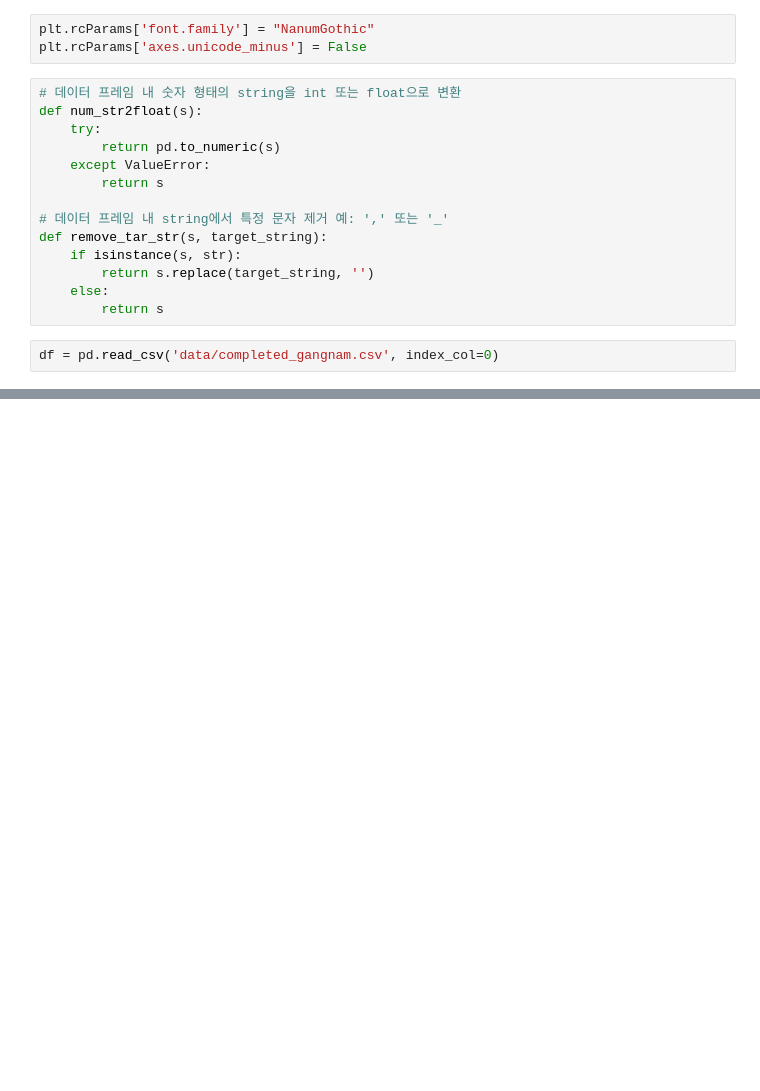
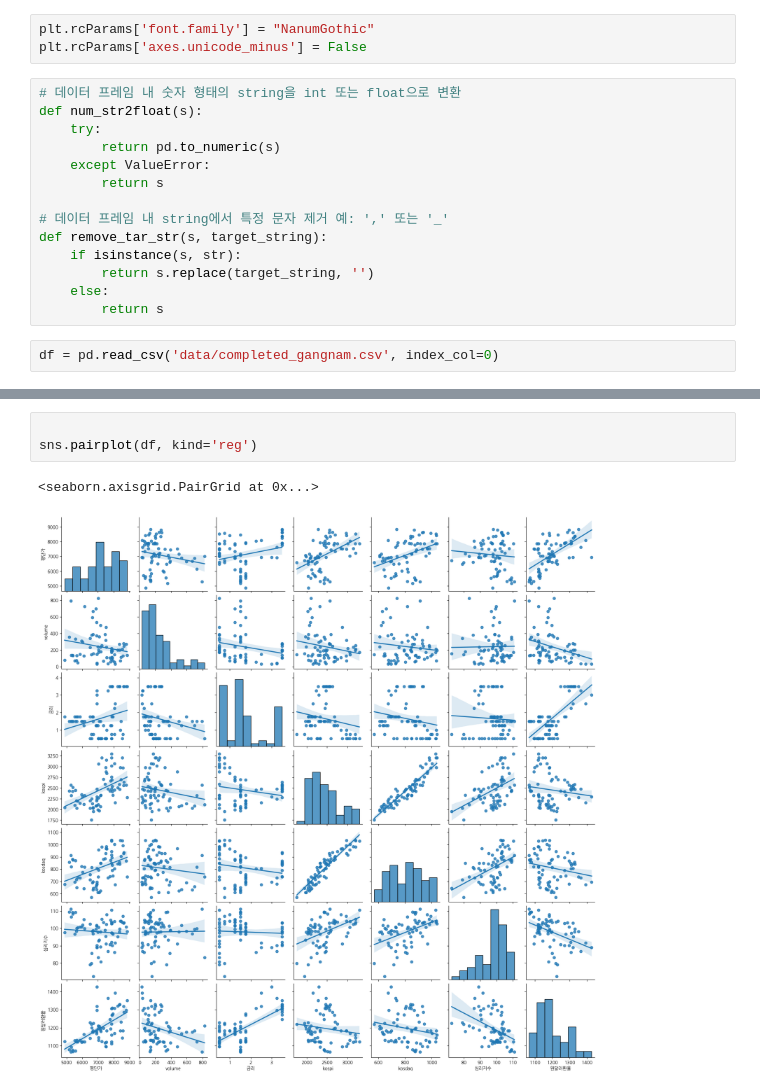
Before and after one commit to Elderman-91/green_team_project_1, a Jupyter notebook: mj3.ipynb, the cells around one changed output, grey strips where cells are left out. Drawn from its saved outputs; the diff is of its cells as text; blank space fills up the shorter version.

Commit message:
mj3에 reg pairplot 및 multi-reg 추가

```diff
--- a/mj3.ipynb
+++ b/mj3.ipynb
@@ -30,0 +99,6 @@ df.to_csv('data/completed_gangnam.csv')
+# %%
+
+sns.pairplot(df, kind='reg')
+# %% [output]
+<seaborn.axisgrid.PairGrid at 0x...>
+[figure, added]
```
Also changed, not shown: parts of 9 cells of this notebook.
